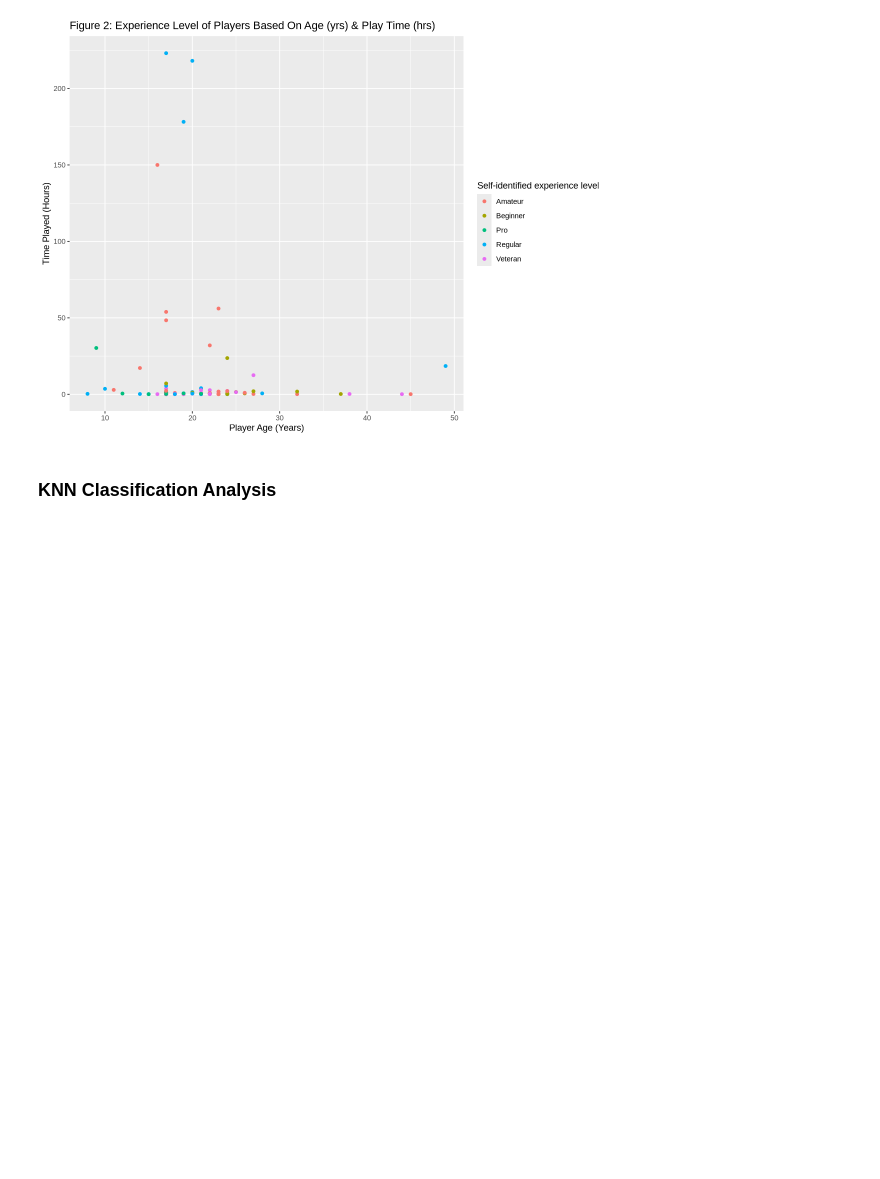
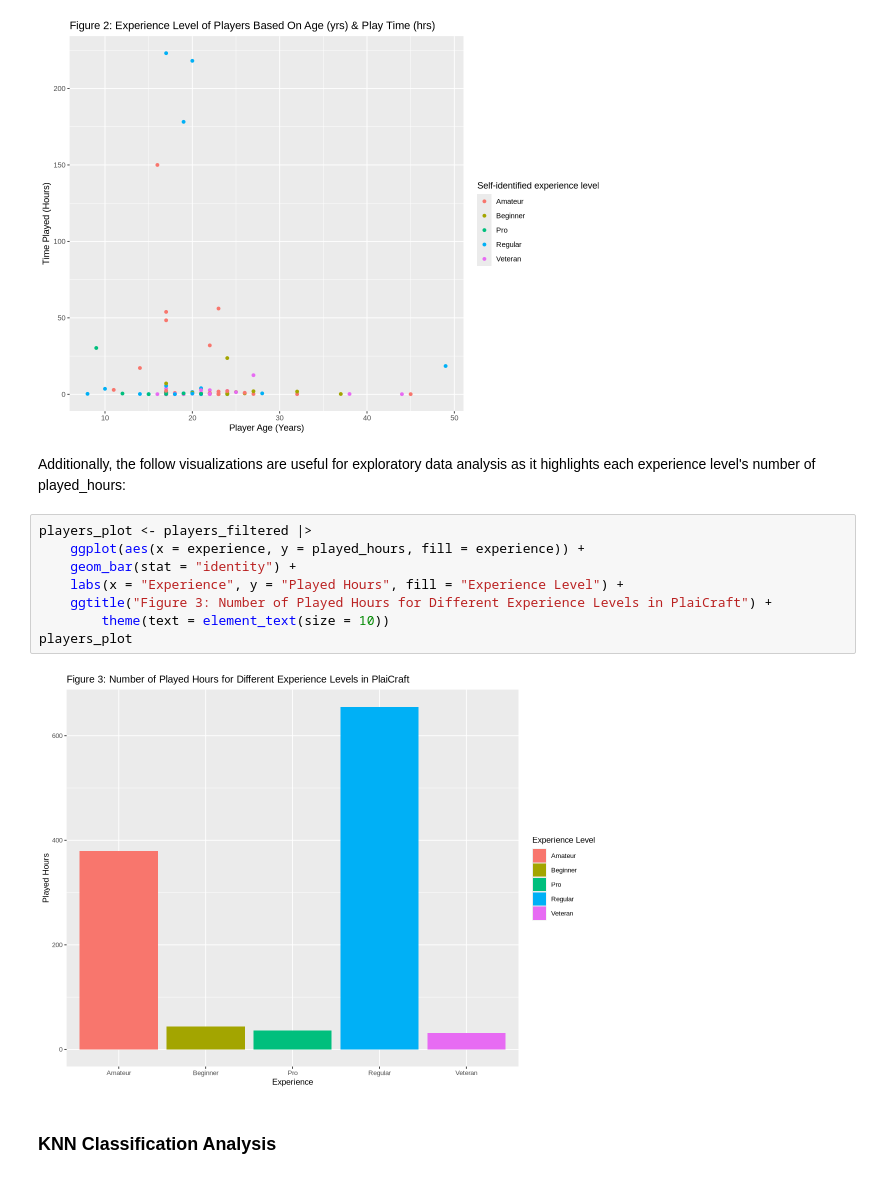
Before and after one commit to DaviddHuang/dsci100_project, a Jupyter notebook: final.ipynb, the cells around one changed output. Cells and saved outputs as stored; diff of their text form; blank space fills up the shorter version.

```diff
--- a/final.ipynb
+++ b/final.ipynb
@@ -94,5 +85,17 @@ players_plot <- players_filtered |>
 players_plot
 # %% [output]
 [figure]
+# %% [markdown]
+Additionally, the follow visualizations are useful for exploratory data analysis as it highlights each experience level's number of played_hours:
+# %%
+players_plot <- players_filtered |>
+    ggplot(aes(x = experience, y = played_hours, fill = experience)) +
+    geom_bar(stat = "identity") +
+    labs(x = "Experience", y = "Played Hours", fill = "Experience Level") +
+    ggtitle("Figure 3: Number of Played Hours for Different Experience Levels in PlaiCraft") +
+        theme(text = element_text(size = 10))
+players_plot
+# %% [output]
+[figure, added]
 # %% [markdown]
 ### KNN Classification Analysis
```
Also changed, not shown: parts of 5 cells of this notebook.
